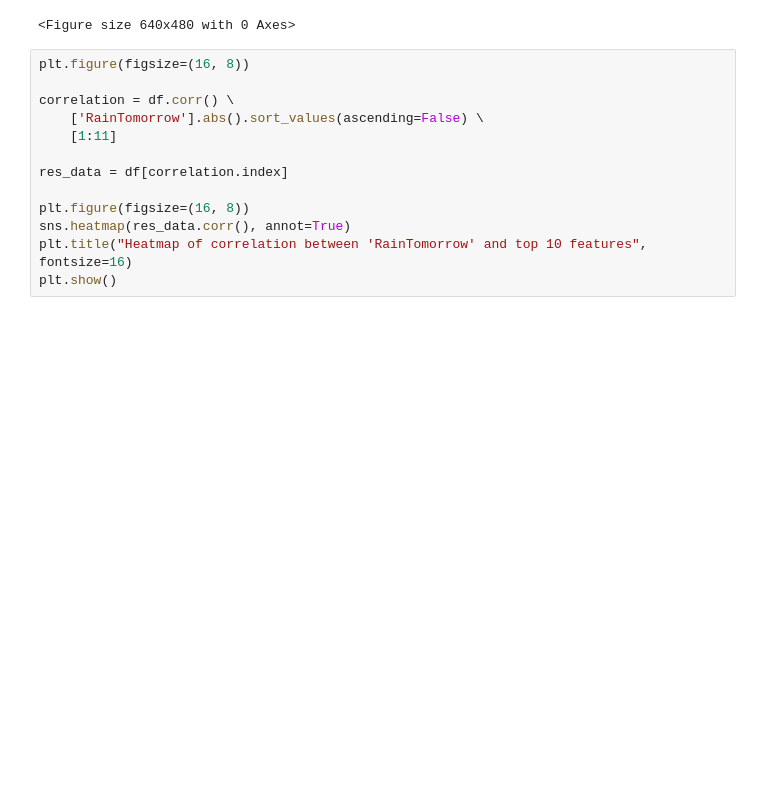
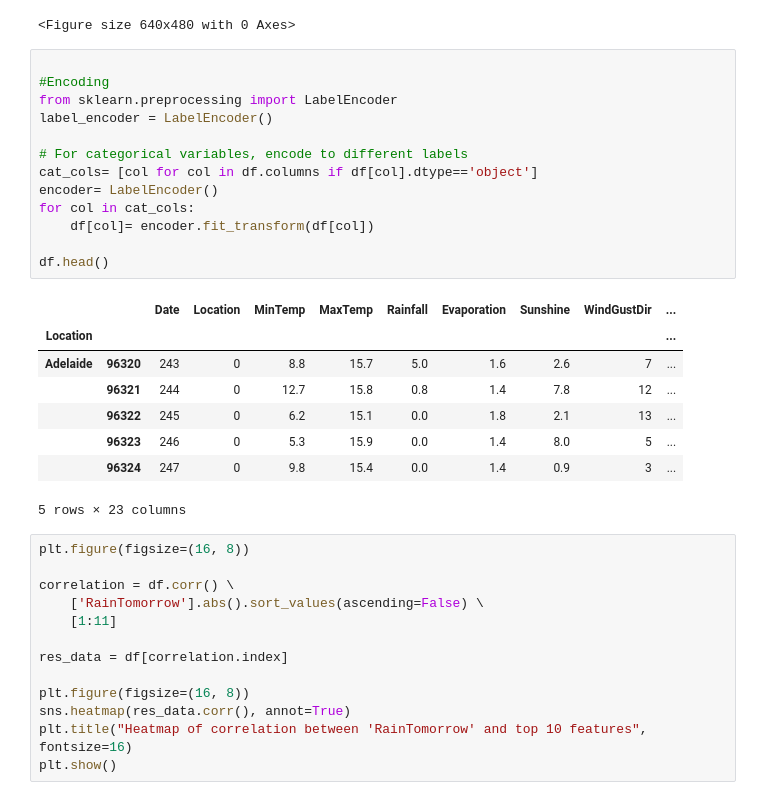
Before and after one commit to dfu2020/DTSA-5511, a Jupyter notebook: Final_Project/DTSA_5511_Final_Project_DF.ipynb, the cells around one changed output. Cells and saved outputs as stored; diff of their text form; blank space fills up the shorter version.

```diff
--- a/Final_Project/DTSA_5511_Final_Project_DF.ipynb
+++ b/Final_Project/DTSA_5511_Final_Project_DF.ipynb
@@ -205,6 +211,28 @@ plt.tight_layout()
 # %% [output]
 [figure]
 <Figure size 640x480 with 0 Axes>
+# %%
+
+#Encoding
+from sklearn.preprocessing import LabelEncoder
+label_encoder = LabelEncoder()
+
+# For categorical variables, encode to different labels
+cat_cols= [col for col in df.columns if df[col].dtype=='object']
+encoder= LabelEncoder()
+for col in cat_cols:
+    df[col]= encoder.fit_transform(df[col])
+
+df.head()
+# %% [output]
+|  |  | Date | Location | MinTemp | MaxTemp | Rainfall | Evaporation | Sunshine | WindGustDir | ... |
+| Location |  |  |  |  |  |  |  |  |  | ... |
+| Adelaide | 96320 | 243 | 0 | 8.8 | 15.7 | 5.0 | 1.6 | 2.6 | 7 | ... |
+|  | 96321 | 244 | 0 | 12.7 | 15.8 | 0.8 | 1.4 | 7.8 | 12 | ... |
+|  | 96322 | 245 | 0 | 6.2 | 15.1 | 0.0 | 1.8 | 2.1 | 13 | ... |
+|  | 96323 | 246 | 0 | 5.3 | 15.9 | 0.0 | 1.4 | 8.0 | 5 | ... |
+|  | 96324 | 247 | 0 | 9.8 | 15.4 | 0.0 | 1.4 | 0.9 | 3 | ... |
+5 rows × 23 columns
 # %%
 plt.figure(figsize=(16, 8))
 
```
Also changed, not shown: parts of 31 cells of this notebook.
